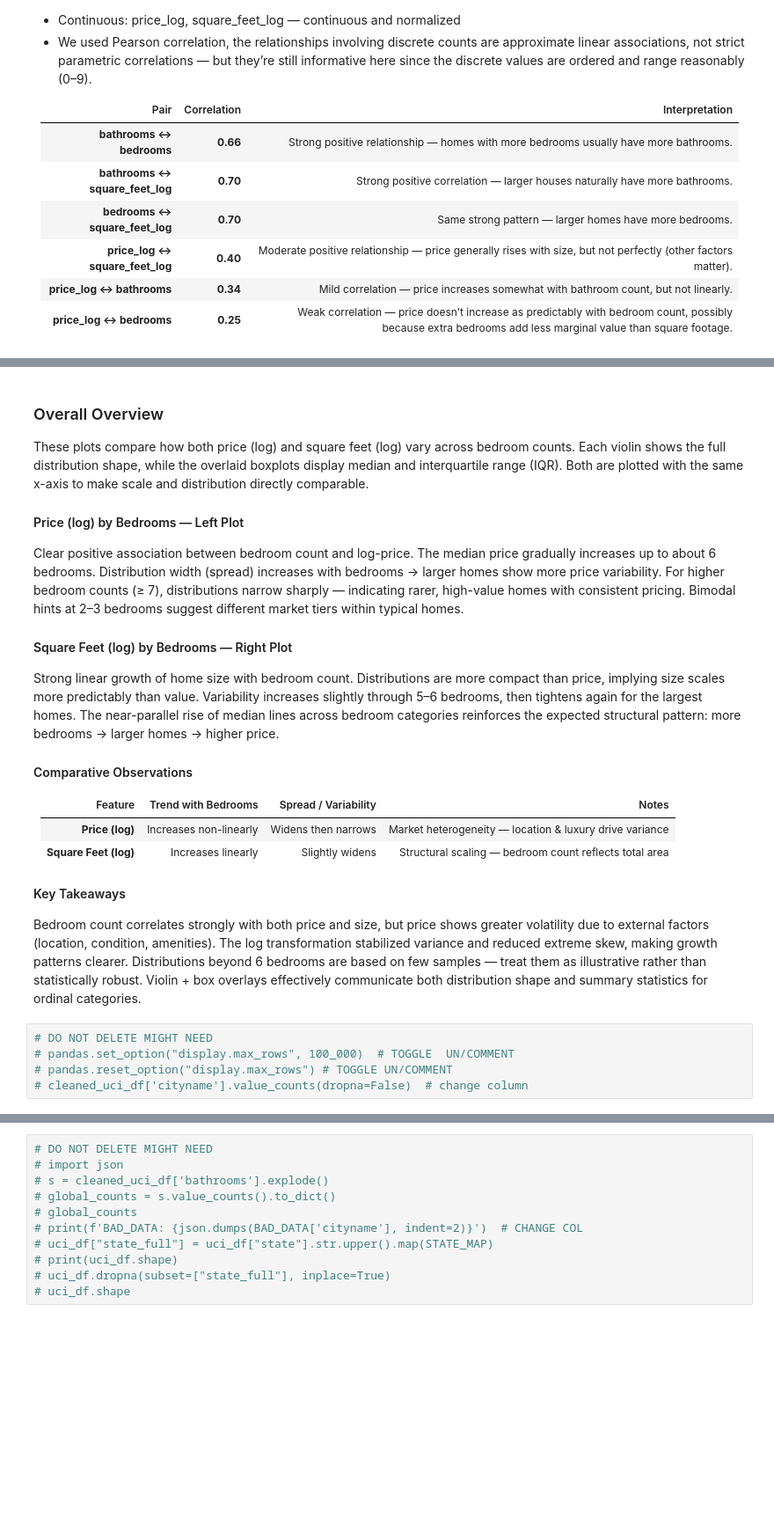
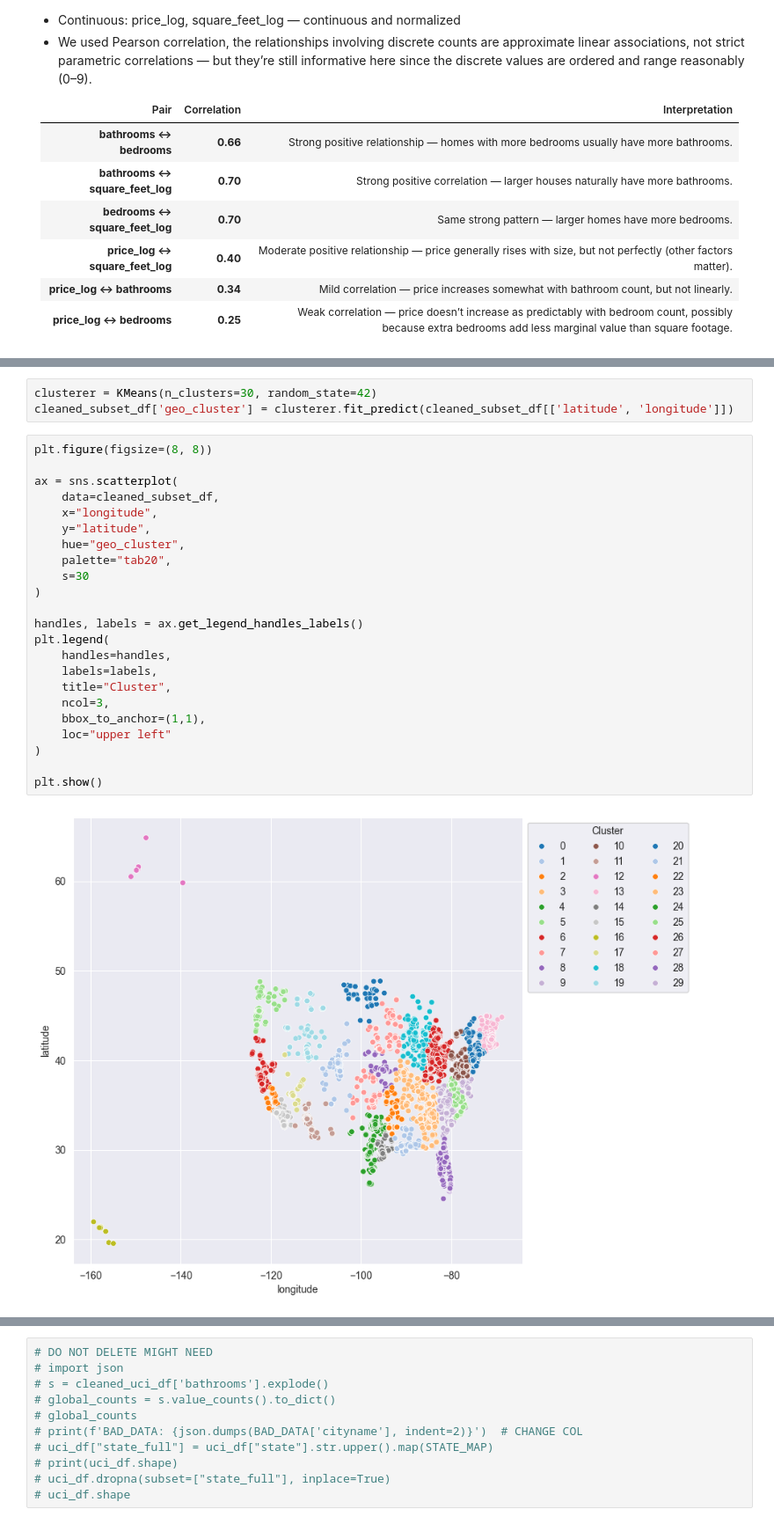
Before and after one commit to ipacheco9311/CS-577-07-Data-Science-Fall-2025-Project, a Jupyter notebook: source/project.ipynb, the cells around one changed output, grey strips where cells are left out. Shown at 88% size. Drawn from its saved outputs; the diff is of its cells as text; blank space fills up the shorter version.

```diff
--- a/source/project.ipynb
+++ b/source/project.ipynb
@@ -215,42 +152,28 @@ plt.show()
-# %% [markdown]
-### Overall Overview
-
-These plots compare how both price (log) and square feet (log) vary across bedroom counts.
-Each violin shows the full distribution shape, while the overlaid boxplots display median and interquartile range (IQR).
-Both are plotted with the same x-axis to make scale and distribution directly comparable.
-
-#### Price (log) by Bedrooms — Left Plot
-
-Clear positive association between bedroom count and log-price.
-The median price gradually increases up to about 6 bedrooms.
-Distribution width (spread) increases with bedrooms → larger homes show more price variability.
-For higher bedroom counts (≥ 7), distributions narrow sharply — indicating rarer, high-value homes with consistent pricing.
-Bimodal hints at 2–3 bedrooms suggest different market tiers within typical homes.
-
-#### Square Feet (log) by Bedrooms — Right Plot
-
-Strong linear growth of home size with bedroom count.
-Distributions are more compact than price, implying size scales more predictably than value.
-Variability increases slightly through 5–6 bedrooms, then tightens again for the largest homes.
-The near-parallel rise of median lines across bedroom categories reinforces the expected structural pattern:
-more bedrooms → larger homes → higher price.
-
-#### Comparative Observations
-
-| Feature               | Trend with Bedrooms    | Spread / Variability | Notes                                                    |
-| --------------------- | ---------------------- |----------------------|----------------------------------------------------------|
-| **Price (log)**       | Increases non-linearly | Widens then narrows  | Market heterogeneity — location & luxury drive variance  |
-| **Square Feet (log)** | Increases linearly     | Slightly widens      | Structural scaling — bedroom count reflects total area   |
-
-
-#### Key Takeaways
-
-Bedroom count correlates strongly with both price and size, but price shows greater volatility due to external factors (location, condition, amenities).
-The log transformation stabilized variance and reduced extreme skew, making growth patterns clearer.
-Distributions beyond 6 bedrooms are based on few samples — treat them as illustrative rather than statistically robust.
-Violin + box overlays effectively communicate both distribution shape and summary statistics for ordinal categories.
-# %%
-# DO NOT DELETE MIGHT NEED
-# pandas.set_option("display.max_rows", 100_000)  # TOGGLE  UN/COMMENT
-# pandas.reset_option("display.max_rows") # TOGGLE UN/COMMENT
-# cleaned_uci_df['cityname'].value_counts(dropna=False)  # change column
+# %%
+clusterer = KMeans(n_clusters=30, random_state=42)
+cleaned_subset_df['geo_cluster'] = clusterer.fit_predict(cleaned_subset_df[['latitude', 'longitude']])
+# %%
+plt.figure(figsize=(8, 8))
+
+ax = sns.scatterplot(
+    data=cleaned_subset_df,
+    x="longitude",
+    y="latitude",
+    hue="geo_cluster",
+    palette="tab20",
+    s=30
+)
+
+handles, labels = ax.get_legend_handles_labels()
+plt.legend(
+    handles=handles,
+    labels=labels,
+    title="Cluster",
+    ncol=3,
+    bbox_to_anchor=(1,1),
+    loc="upper left"
+)
+
+plt.show()
+# %% [output]
+[figure, added]
```
Also changed, not shown: parts of 30 cells of this notebook, 2 other files.
